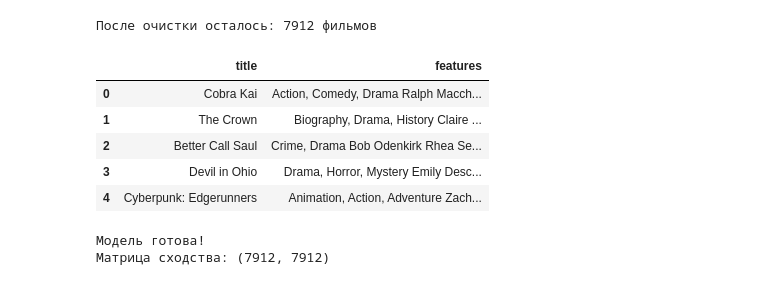
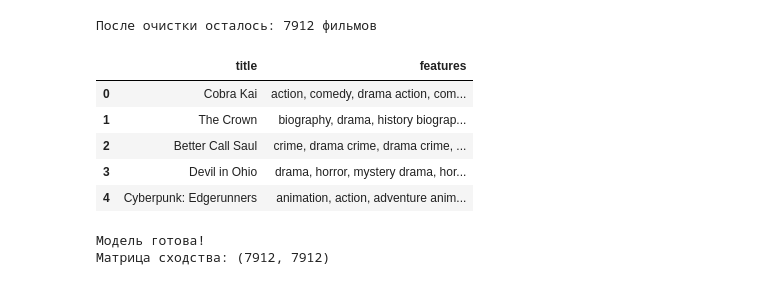
Before and after one commit to coloures/Film-recommendation-system, a Jupyter notebook: learning_model.ipynb, the cells around one changed output. Drawn from its saved outputs; the diff is of its cells as text; code cells hidden in the pictures.

```diff
--- a/learning_model.ipynb
+++ b/learning_model.ipynb
@@ -91,27 +119,58 @@ plt.show()
+# %%
+def rating_to_category(rating):
+    if pd.isna(rating):
+        return "unknown"
+    rating = float(rating)
+    if rating >= 9.0:
+        return "excellent masterpiece"
+    elif rating >= 8.0:
+        return "very_good highly_rated"
+    elif rating >= 7.0:
+        return "good solid"
+    elif rating >= 6.0:
+        return "average ok"
+    elif rating >= 5.0:
+        return "mediocre poor"
+    else:
+        return "bad terrible"
 # %%
 df = df.drop_duplicates(subset="title").reset_index(drop=True)
 
 df["genre"] = df["genre"].fillna("")
 df["description"] = df["description"].fillna("")
-df["stars"] = df["stars"].fillna("")
+df["stars_clean"] = (
+    df["stars"]
+    .str.replace(r'[\[\]\'\"]', '', regex=True)
+    .str.replace(r'\s*,\s*', ', ', regex=True)
+    .str.strip()
+)
+
+df["rating_category"] = df["rating"].apply(rating_to_category)
 
 df["features"] = (
-    df["genre"] + " " +
-    df["stars"].str.replace(r'[\[\]\'\",]', ' ', regex=True) + " " +
-    df["description"]
+    df["genre"] + " " + df["genre"] + " " +
+    df["genre"] + " " + df["genre"] + " " +
+    df["stars_clean"] + " " + df["stars_clean"] +
+    " " + df["description"].fillna("") + " " + df["rating_category"]
 )
-df["features"] = df["features"].str.replace(r'\s+', ' ', regex=True).str.strip()
+
+df["features"] = (
+    df["features"]
+    .str.replace(r'\s+', ' ', regex=True)
+    .str.strip()
+    .str.lower()
+)
 
 print(f"После очистки осталось: {len(df)} фильмов")
 df[["title", "features"]].head()
 # %% [output]
 После очистки осталось: 7912 фильмов
 |  | title | features |
-| 0 | Cobra Kai | Action, Comedy, Drama Ralph Macch... |
-| 1 | The Crown | Biography, Drama, History Claire ... |
-| 2 | Better Call Saul | Crime, Drama Bob Odenkirk Rhea Se... |
-| 3 | Devil in Ohio | Drama, Horror, Mystery Emily Desc... |
-| 4 | Cyberpunk: Edgerunners | Animation, Action, Adventure Zach... |
+| 0 | Cobra Kai | action, comedy, drama action, com... |
+| 1 | The Crown | biography, drama, history biograp... |
+| 2 | Better Call Saul | crime, drama crime, drama crime, ... |
+| 3 | Devil in Ohio | drama, horror, mystery drama, hor... |
+| 4 | Cyberpunk: Edgerunners | animation, action, adventure anim... |
 # %%
 vectorizer = TfidfVectorizer(stop_words='english')
 tfidf_matrix = vectorizer.fit_transform(df["features"])
```
Also changed, not shown: parts of 12 cells of this notebook.
